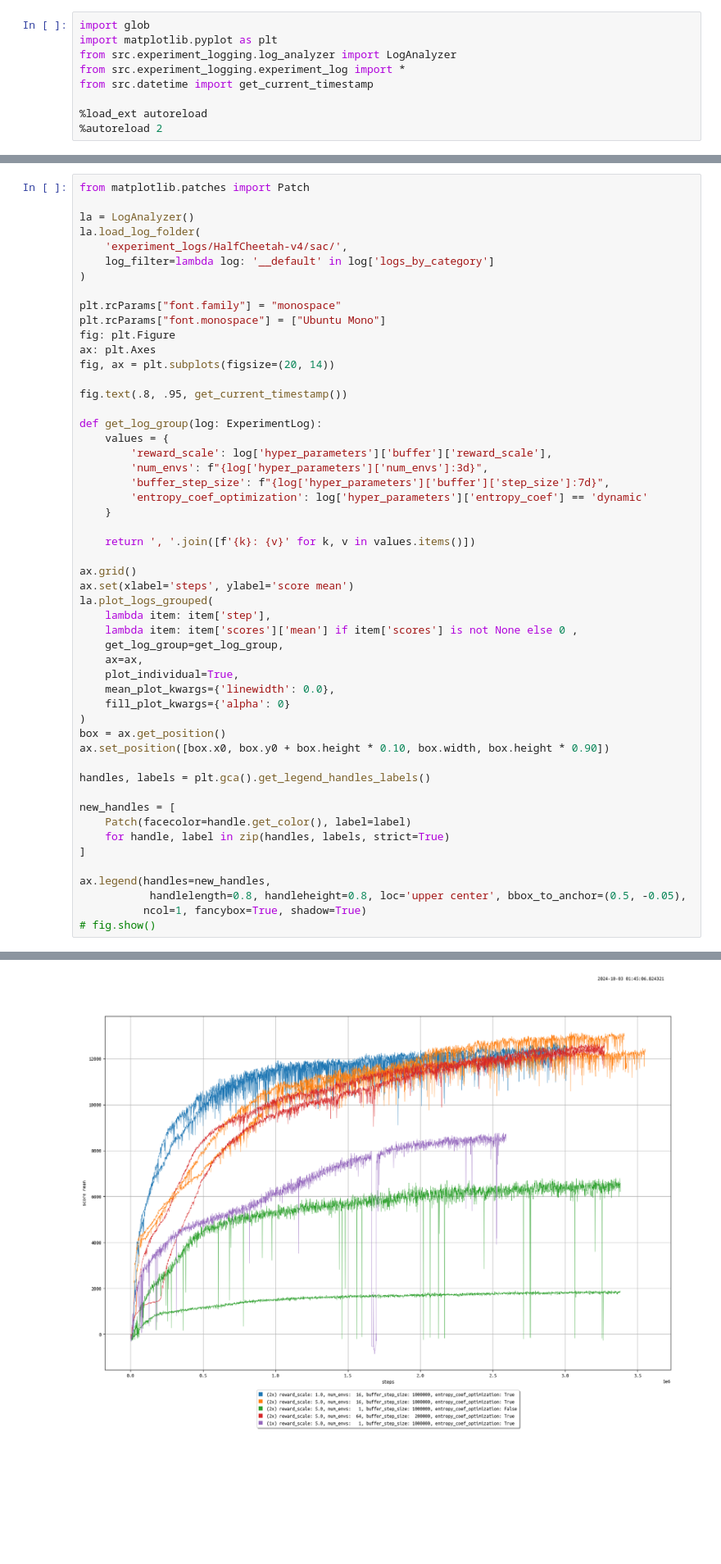
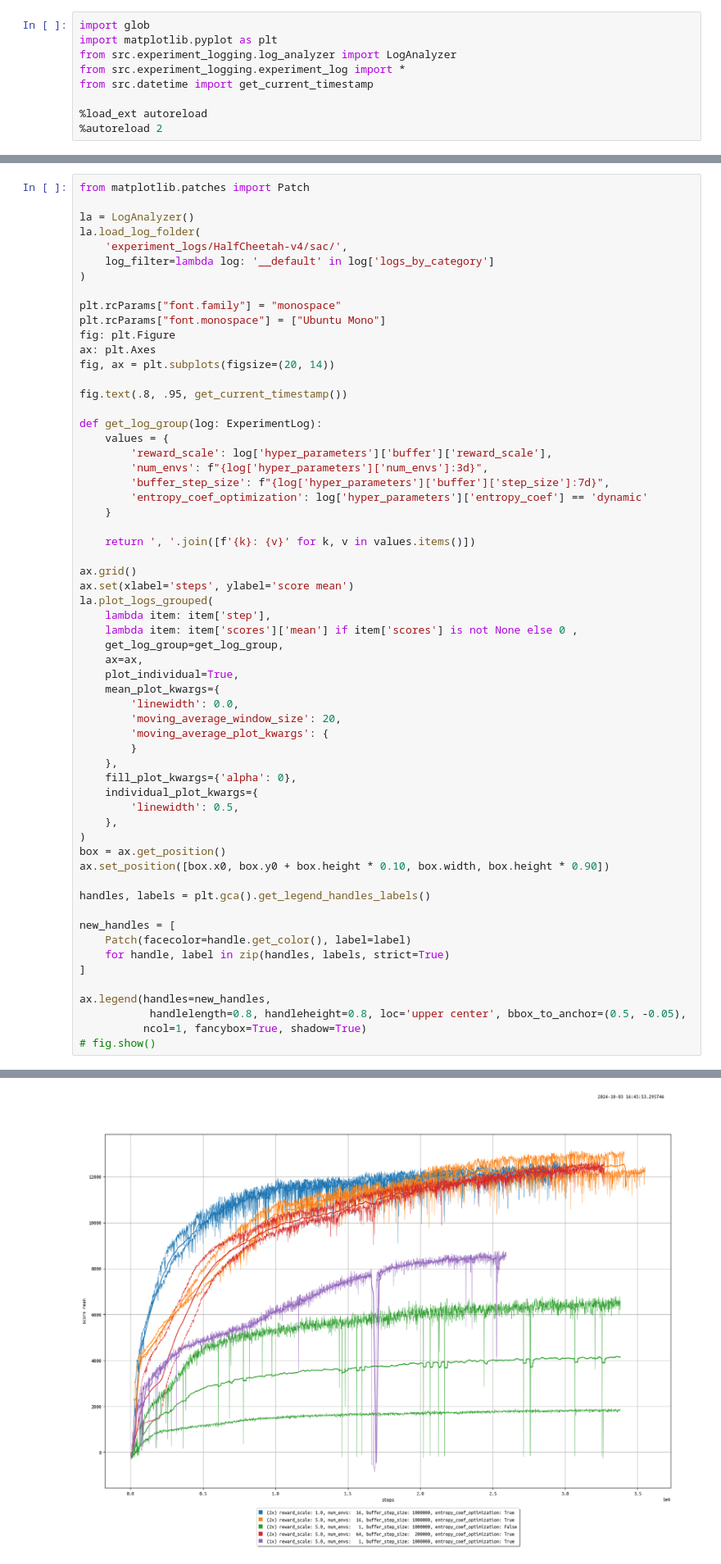
Before and after one commit to brn-dev/pytorch-repository, a Jupyter notebook: notebooks/analysis.ipynb, the cells around one changed output, grey strips where cells are left out. Shown at 82% size. Cells and saved outputs as stored; diff of their text form; blank space fills up the shorter version.

```diff
--- a/notebooks/analysis.ipynb
+++ b/notebooks/analysis.ipynb
@@ -104,33 +104,41 @@ def get_log_group(log: ExperimentLog):
         'entropy_coef_optimization': log['hyper_parameters']['entropy_coef'] == 'dynamic'
     }
 
     return ', '.join([f'{k}: {v}' for k, v in values.items()])
 
 ax.grid()
 ax.set(xlabel='steps', ylabel='score mean')
 la.plot_logs_grouped(
     lambda item: item['step'],
     lambda item: item['scores']['mean'] if item['scores'] is not None else 0 ,
     get_log_group=get_log_group,
     ax=ax,
     plot_individual=True,
-    mean_plot_kwargs={'linewidth': 0.0},
-    fill_plot_kwargs={'alpha': 0}
+    mean_plot_kwargs={
+        'linewidth': 0.0,
+        'moving_average_window_size': 20,
+        'moving_average_plot_kwargs': {
+        }
+    },
+    fill_plot_kwargs={'alpha': 0},
+    individual_plot_kwargs={
+        'linewidth': 0.5,
+    },
 )
 box = ax.get_position()
 ax.set_position([box.x0, box.y0 + box.height * 0.10, box.width, box.height * 0.90])
 
 handles, labels = plt.gca().get_legend_handles_labels()
 
 new_handles = [
     Patch(facecolor=handle.get_color(), label=label)
     for handle, label in zip(handles, labels, strict=True)
 ]
 
 ax.legend(handles=new_handles,
            handlelength=0.8, handleheight=0.8, loc='upper center', bbox_to_anchor=(0.5, -0.05),
           ncol=1, fancybox=True, shadow=True)
 # fig.show()
 # %% [output]
 <matplotlib.legend.Legend at 0x...>
-[figure, old version]
+[figure, new version]
```
Also changed, not shown: parts of 4 cells of this notebook, 4 other files.
